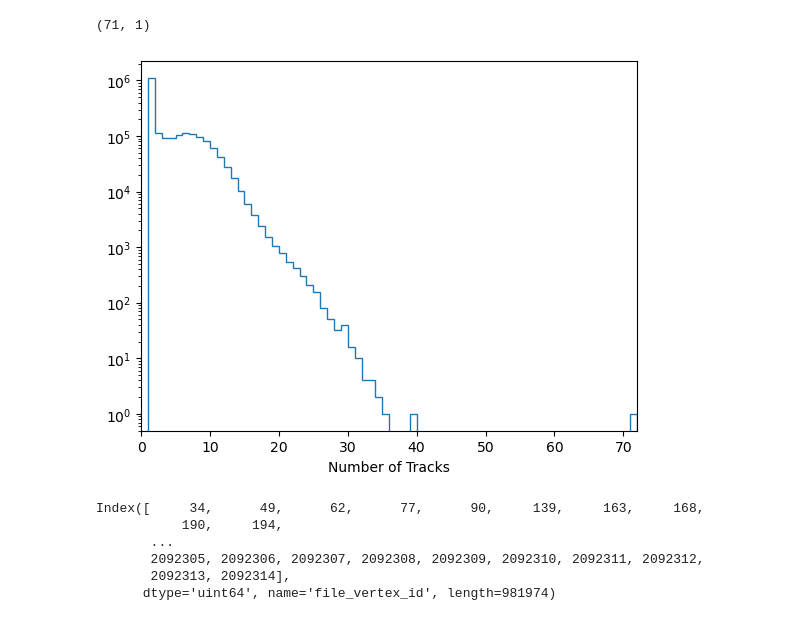
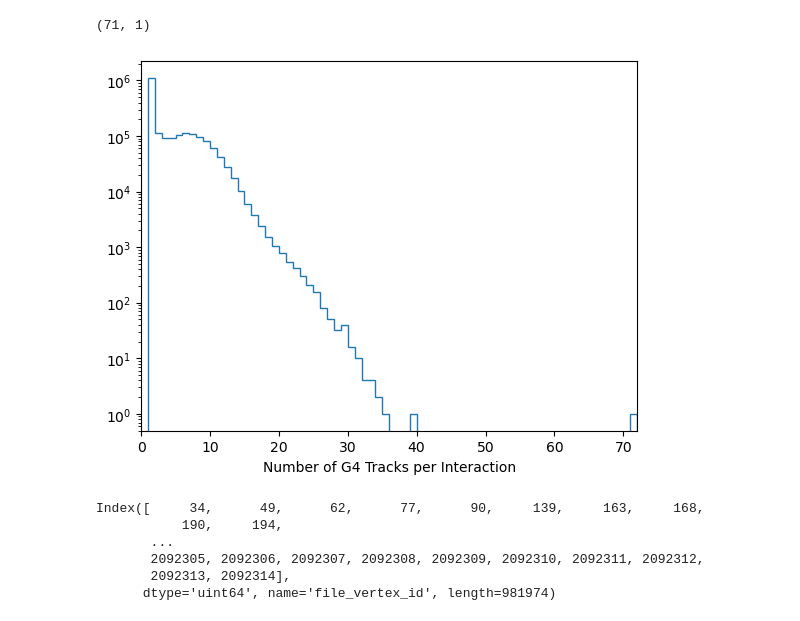
Before and after one commit to yuntsebaryon/GAMPix4SNe, a Jupyter notebook: Validation/g4/checkVertex.ipynb, the cells around one changed output. Cells and saved outputs as stored; diff of their text form; code cells hidden in the pictures.

```diff
--- a/Validation/g4/checkVertex.ipynb
+++ b/Validation/g4/checkVertex.ipynb
@@ -5,7 +8,8 @@ import pandas as pd
 import matplotlib.pyplot as plt
 # %%
 # fName = '/Users/yuntse/data/lartpc_rd/gampix/g4/nurad/nueArCC_garching_nh_mxpypzDir-rad-vd-reduced_g4_00.h5'
-fName = '/Users/yuntse/data/lartpc_rd/gampix/g4/rad_test/fullgeoanatruth-vd-reduced_g4_00.h5'
+# fName = '/Users/yuntse/data/lartpc_rd/gampix/g4/rad_test/fullgeoanatruth-vd-reduced_g4_00.h5'
+fName = '/Users/yuntse/data/lartpc_rd/gampix/g4/radiologicals/fullgeoanatruth-vd-reduced_g4_00.h5'
 # %%
 with h5py.File(fName, 'r') as f:
     # Print all top-level groups/datasets
@@ -90,15 +94,16 @@ nTracksPerVertex.max(), nTracksPerVertex.min()
 # %% [output]
 (71, 1)
 # %%
+# Number of tracks per vertex
 fig, ax = plt.subplots()
 
 ax.hist(nTracksPerVertex, bins = np.linspace(0, 72, 73), histtype = 'step')
-ax.set_xlabel(r'Number of Tracks')
+ax.set_xlabel(r'Number of G4 Tracks per Interaction')
 ax.set_xlim( [0, 72] )
 ax.set_yscale('log')
-fig.savefig('nTrackPerVertex.png')
+# fig.savefig('nTrackPerVertex.png')
 # %% [output]
-[figure, old version]
+[figure, new version]
 # %%
 multiTrk = nTracksPerVertex[nTracksPerVertex > 1].index
 multiTrk
```
Also changed, not shown: parts of 10 cells of this notebook, 1 other file.
